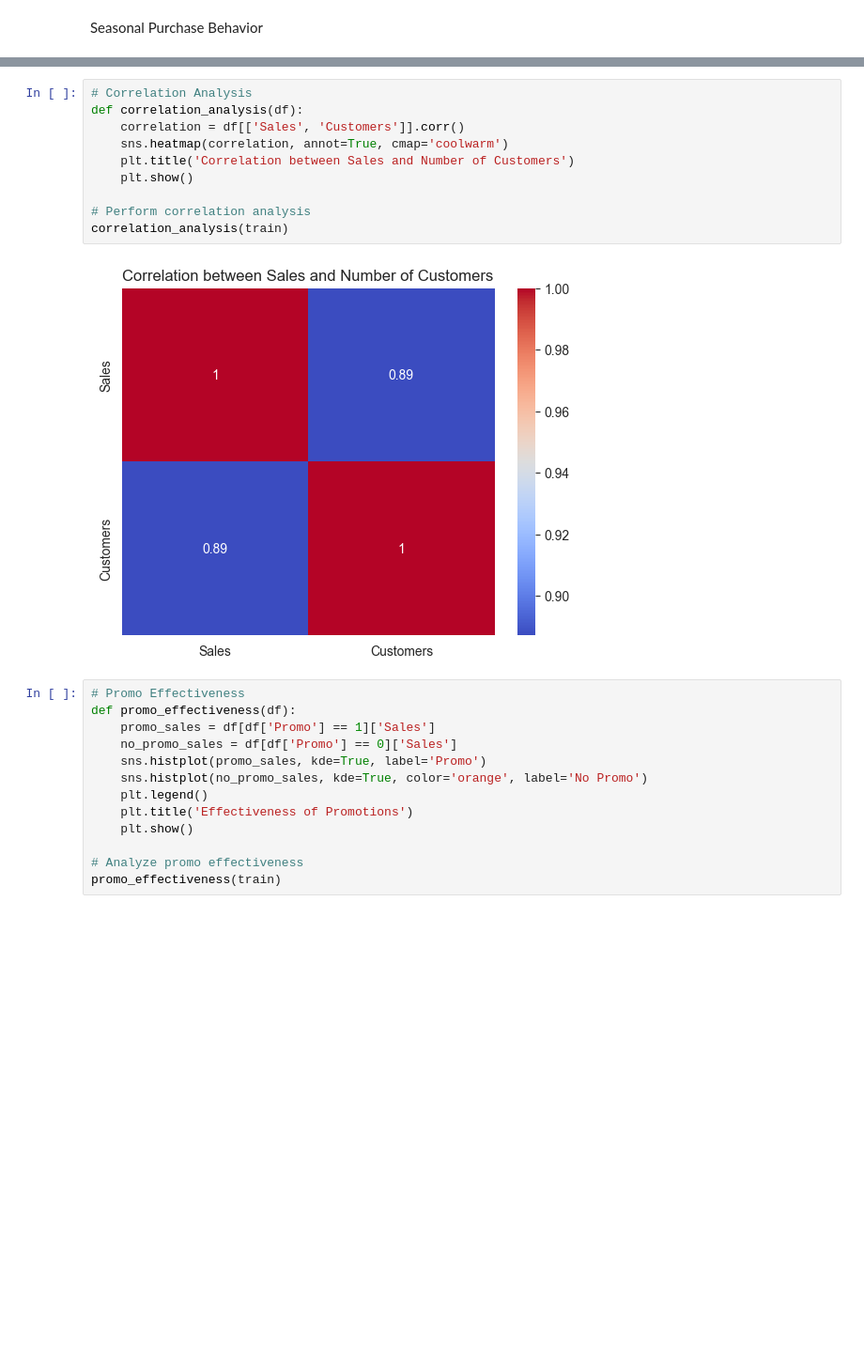
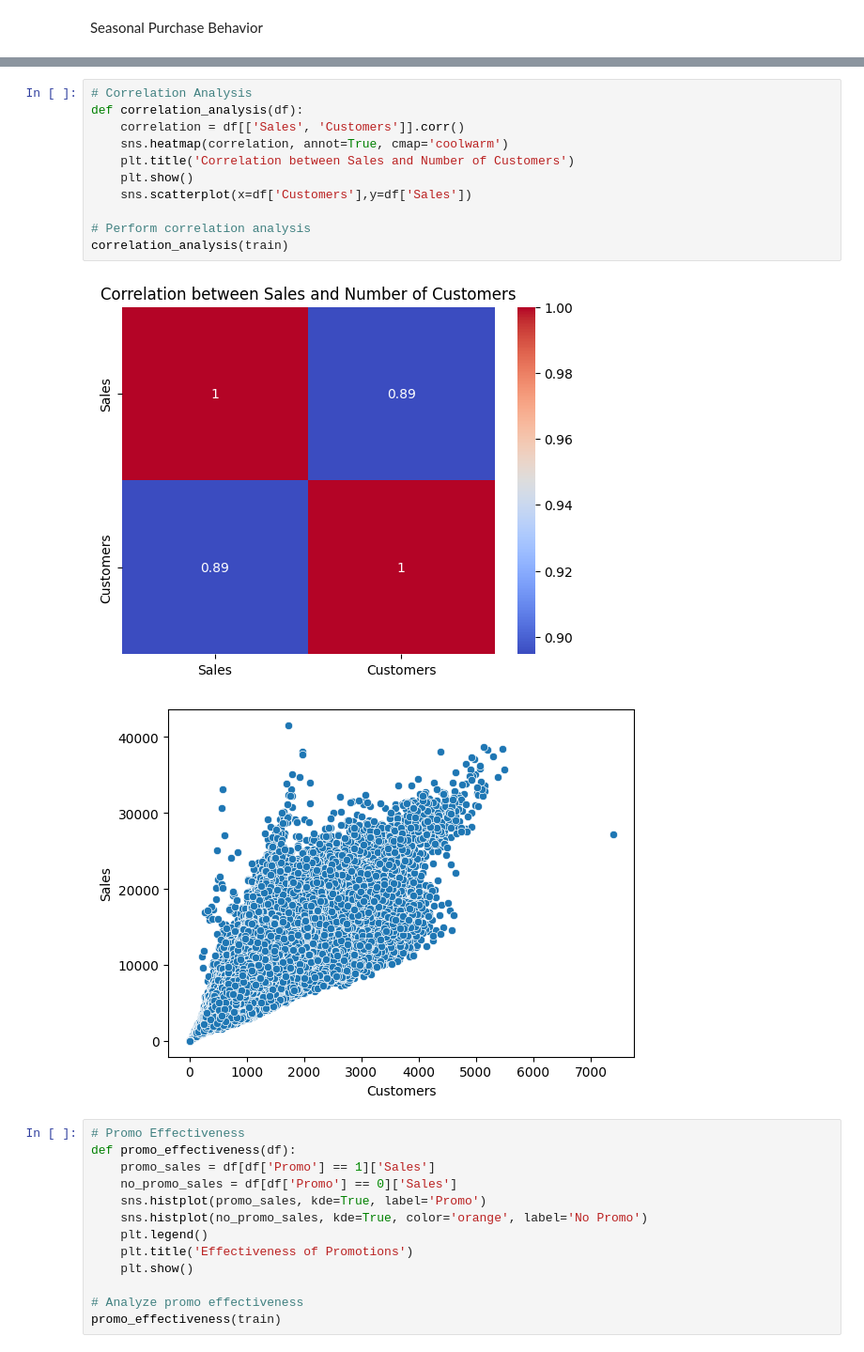
Before and after one commit to abigiyaayele/Rossamn_retail_sales_prediction, a Jupyter notebook: Notebook/EDA_analysis.ipynb, the cells around one changed output, grey strips where cells are left out. Shown at 94% size. Drawn from its saved outputs; the diff is of its cells as text; blank space fills up the shorter version.

```diff
--- a/Notebook/EDA_analysis.ipynb
+++ b/Notebook/EDA_analysis.ipynb
@@ -613,15 +617,17 @@ seasonal_sales_behavior(train)
 # %%
 # Correlation Analysis
 def correlation_analysis(df):
     correlation = df[['Sales', 'Customers']].corr()
     sns.heatmap(correlation, annot=True, cmap='coolwarm')
     plt.title('Correlation between Sales and Number of Customers')
     plt.show()
+    sns.scatterplot(x=df['Customers'],y=df['Sales'])
 
 # Perform correlation analysis
 correlation_analysis(train)
 # %% [output]
-[figure, old version]
+[figure, new version]
+[figure, added]
 # %%
 # Promo Effectiveness
 def promo_effectiveness(df):
```
Also changed, not shown: parts of 13 cells of this notebook, 2 other files.
